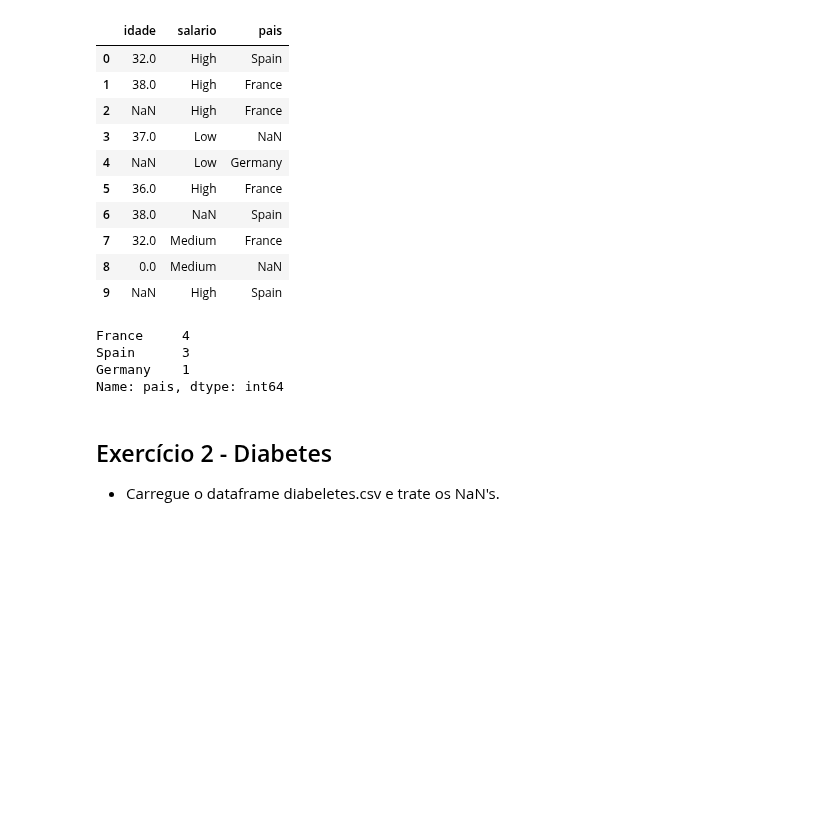
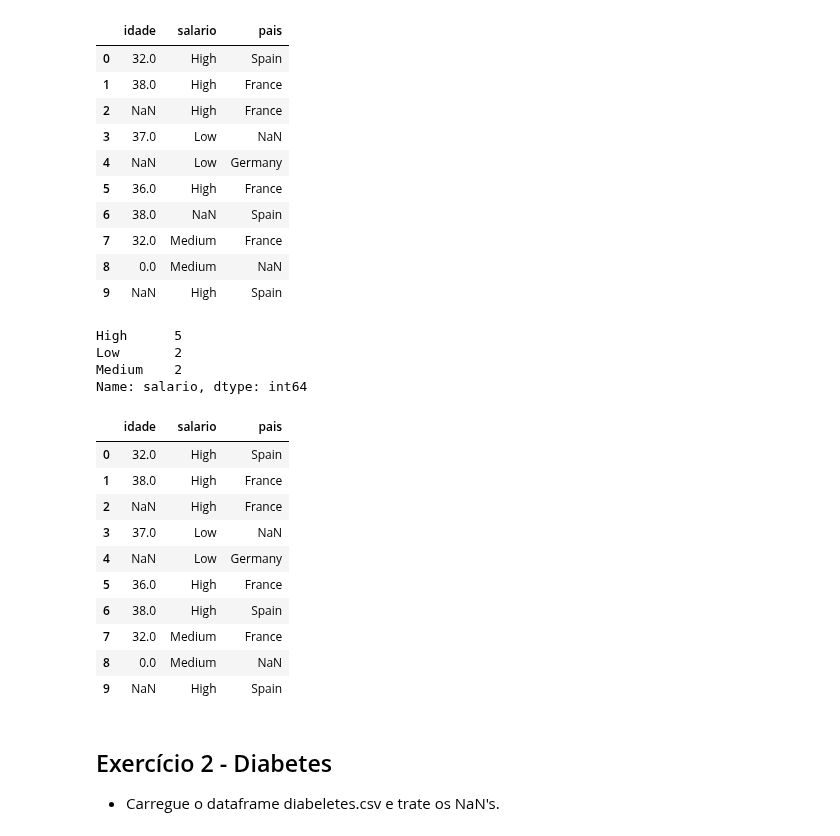
Before and after one commit to amgonca2019/DSWP, a Jupyter notebook: NB10_04__3DP_2_Missing_Value_Handling.ipynb, the cells around one changed output. Drawn from its saved outputs; the diff is of its cells as text; code cells hidden in the pictures; blank space fills up the shorter version.

```diff
--- a/NB10_04__3DP_2_Missing_Value_Handling.ipynb
+++ b/NB10_04__3DP_2_Missing_Value_Handling.ipynb
@@ -409,12 +409,27 @@ df
 | 8 | 0.0 | Medium | NaN |
 | 9 | NaN | High | Spain |
 # %%
-df.pais.value_counts()
+df.salario.value_counts()
 # %% [output]
-France     4
-Spain      3
-Germany    1
-Name: pais, dtype: int64
+High      5
+Low       2
+Medium    2
+Name: salario, dtype: int64
+# %%
+df["salario"].fillna(df['salario'].mode()[0], inplace = True)
+df
+# %% [output]
+|  | idade | salario | pais |
+| 0 | 32.0 | High | Spain |
+| 1 | 38.0 | High | France |
+| 2 | NaN | High | France |
+| 3 | 37.0 | Low | NaN |
+| 4 | NaN | Low | Germany |
+| 5 | 36.0 | High | France |
+| 6 | 38.0 | High | Spain |
+| 7 | 32.0 | Medium | France |
+| 8 | 0.0 | Medium | NaN |
+| 9 | NaN | High | Spain |
 # %% [markdown]
 ## Exercício 2 - Diabetes
 * Carregue o dataframe diabeletes.csv e trate os NaN's.
```
Also changed, not shown: parts of 12 cells of this notebook.
